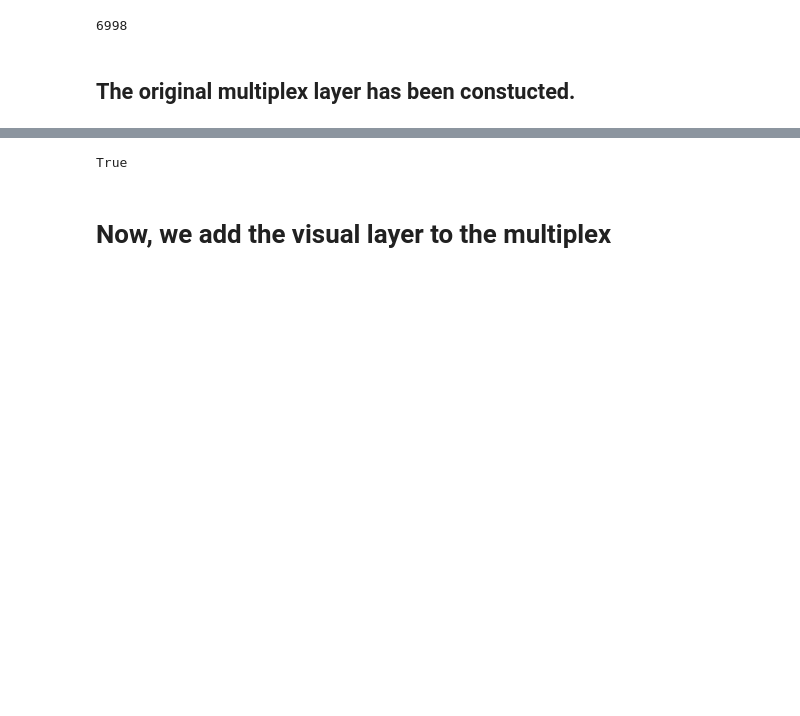
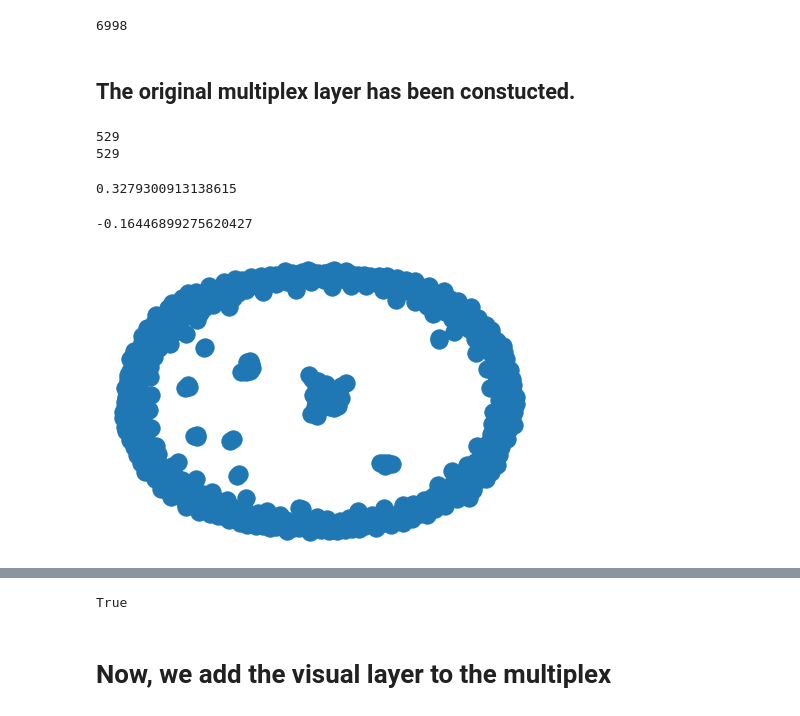
Before and after one commit to CatherineHenry/multiplex_network, a Jupyter notebook: src/word_embeddings.ipynb, the cells around one changed output, grey strips where cells are left out. Cells and saved outputs as stored; diff of their text form; code cells hidden in the pictures; blank space fills up the shorter version.

```diff
--- a/src/word_embeddings.ipynb
+++ b/src/word_embeddings.ipynb
@@ -18,3 +14,7 @@ words = [line.strip() for line in open('../data/vertomul.txt')]
+# %%
+glove_embedding = WordEmbeddings('glove')
+words = read_data('../data/vertomul.txt')
+words = [line.strip() for line in open('../data/vertomul.txt')]
 # %%
 word_emb = {}
 for word in words:
@@ -137,3 +202,22 @@ multiplex.number_of_edges()
 6998
 # %% [markdown]
 ##  The original multiplex layer has been constucted.
+# %%
+# computes the difference between the multiplex and the word-embedding layer
+print(multiplex.number_of_nodes())
+print(G.number_of_nodes())
+# %% [output]
+529
+529
+# %%
+print(nx.average_clustering(multiplex))
+# %% [output]
+0.3279300913138615
+# %%
+nx.degree_assortativity_coefficient(multiplex)
+# %% [output]
+-0.16446899275620427
+# %%
+nx.draw(G, pos=nx.spring_layout(G))
+# %% [output]
+[figure, added]
```
Also changed, not shown: parts of 44 cells of this notebook, 2 other files.
